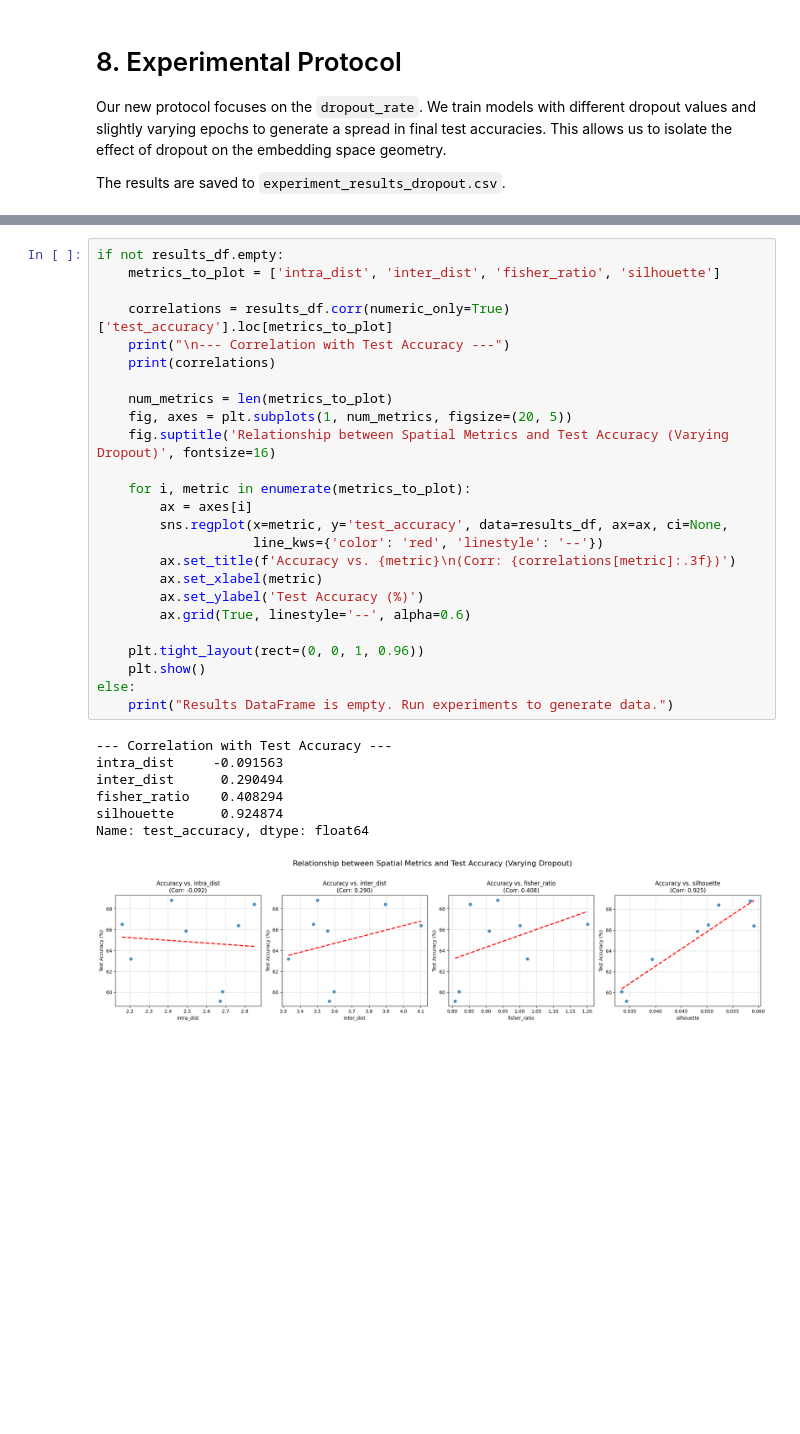
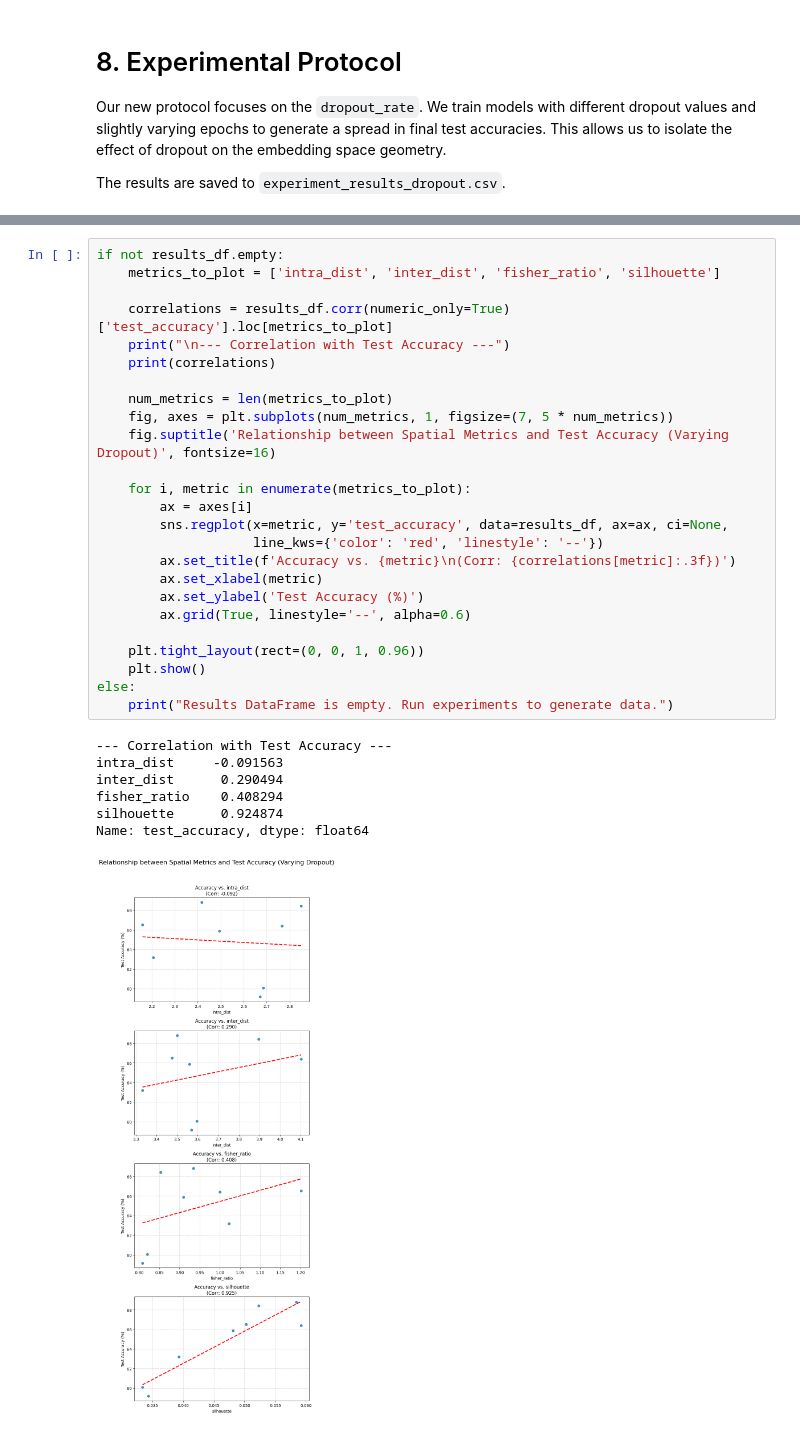
Before and after one commit to eduardo-ufmg/reconhecimento_de_padroes, a Jupyter notebook: cnn_2/dropout_experiment.ipynb, the cells around one changed output, grey strips where cells are left out. Saved outputs shown, nothing was run; the diff lists cells and outputs as text; blank space fills up the shorter version.

```diff
--- a/cnn_2/dropout_experiment.ipynb
+++ b/cnn_2/dropout_experiment.ipynb
@@ -494,35 +383,35 @@ Metrics for this run: {'intra_dist': '2.1588', 'inter_dist': '3.4752', 'fisher_r
 if not results_df.empty:
     metrics_to_plot = ['intra_dist', 'inter_dist', 'fisher_ratio', 'silhouette']
 
     correlations = results_df.corr(numeric_only=True)['test_accuracy'].loc[metrics_to_plot]
     print("\n--- Correlation with Test Accuracy ---")
     print(correlations)
 
     num_metrics = len(metrics_to_plot)
-    fig, axes = plt.subplots(1, num_metrics, figsize=(20, 5))
+    fig, axes = plt.subplots(num_metrics, 1, figsize=(7, 5 * num_metrics))
     fig.suptitle('Relationship between Spatial Metrics and Test Accuracy (Varying Dropout)', fontsize=16)
 
     for i, metric in enumerate(metrics_to_plot):
         ax = axes[i]
         sns.regplot(x=metric, y='test_accuracy', data=results_df, ax=ax, ci=None,
                     line_kws={'color': 'red', 'linestyle': '--'})
         ax.set_title(f'Accuracy vs. {metric}\n(Corr: {correlations[metric]:.3f})')
         ax.set_xlabel(metric)
         ax.set_ylabel('Test Accuracy (%)')
         ax.grid(True, linestyle='--', alpha=0.6)
 
     plt.tight_layout(rect=(0, 0, 1, 0.96))
     plt.show()
 else:
     print("Results DataFrame is empty. Run experiments to generate data.")
 # %% [output]
 --- Correlation with Test Accuracy ---
 intra_dist     -0.091563
 inter_dist      0.290494
 fisher_ratio    0.408294
 silhouette      0.924874
 Name: test_accuracy, dtype: float64
-[figure, old version]
+[figure, new version]
 # %%
 if not results_df.empty:
     best_run = results_df.loc[results_df['test_accuracy'].idxmax()]
```
Also changed, not shown: parts of 2 cells of this notebook, 7 other files.
